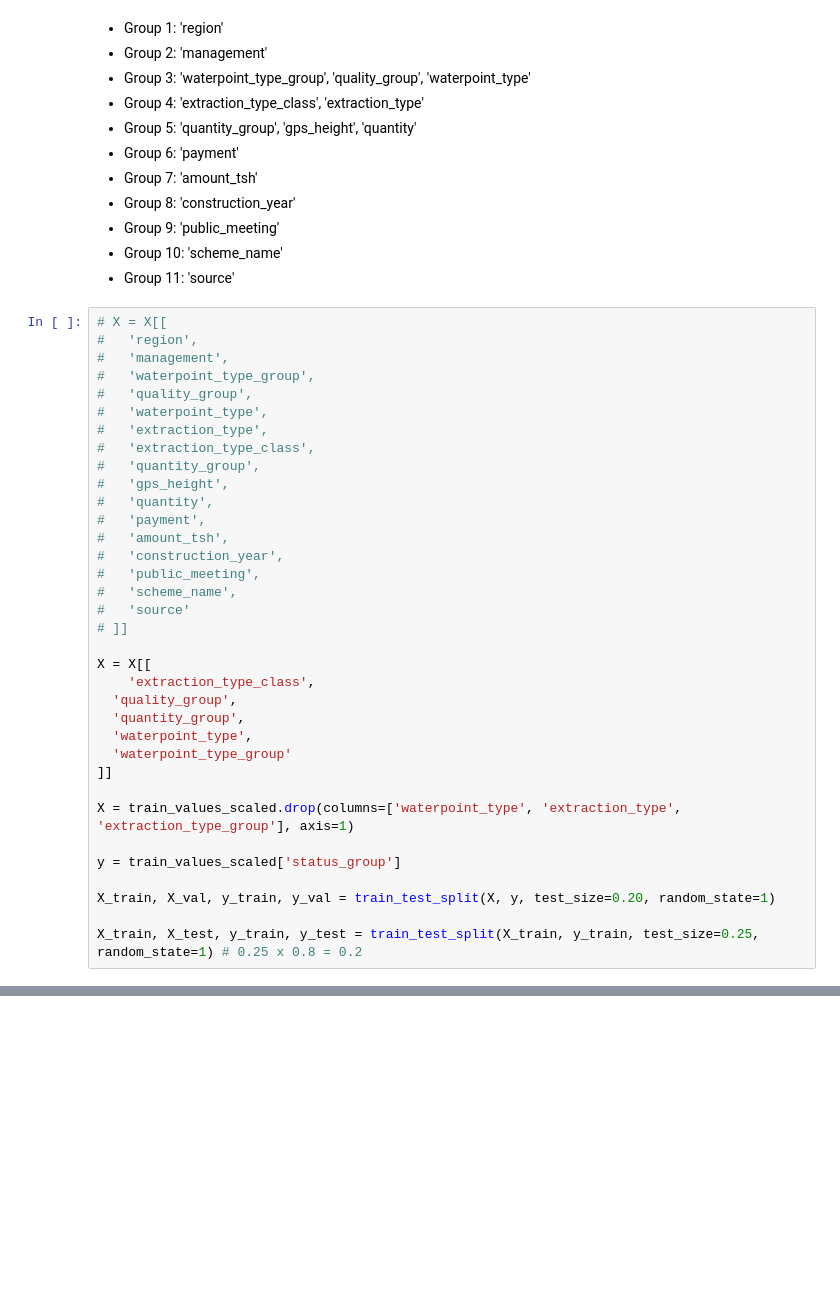
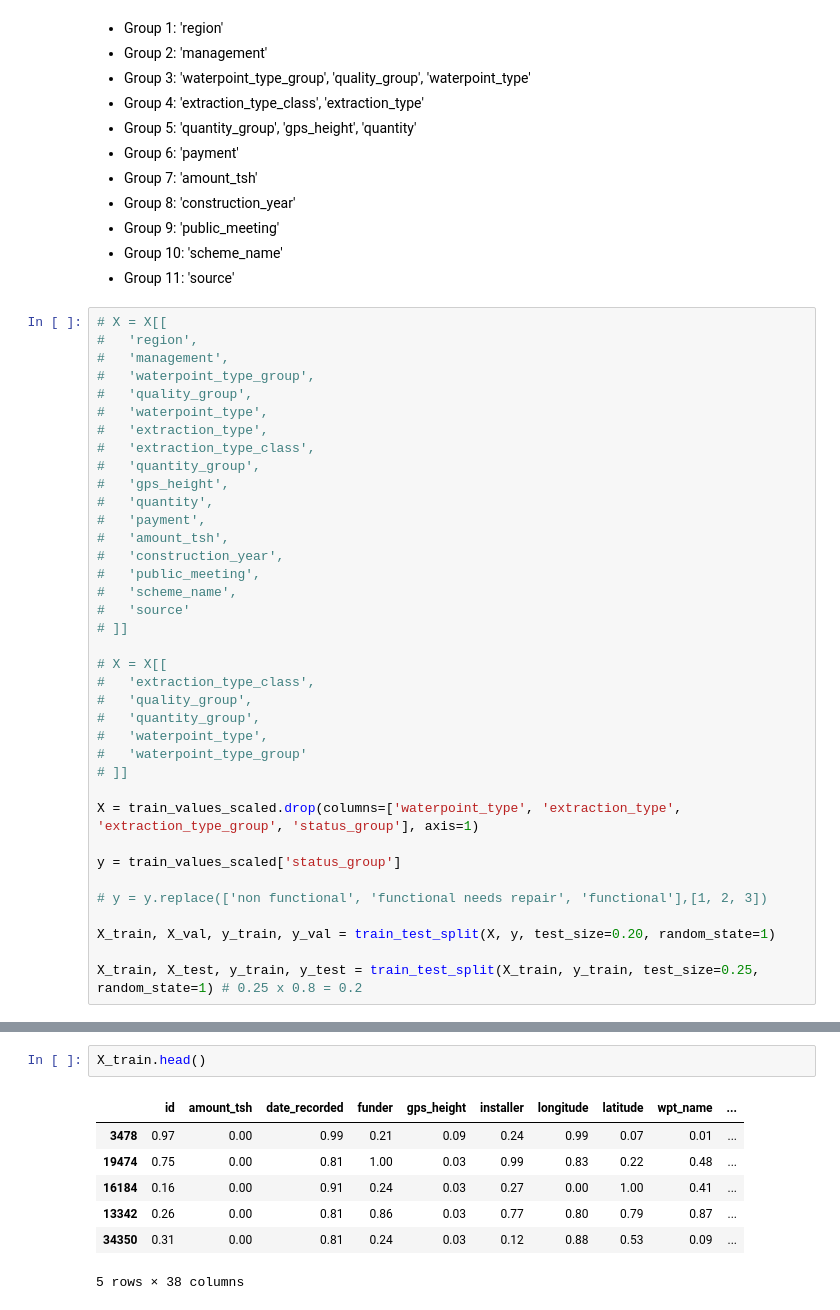
Before and after one commit to JaviARo/WaterTable, a Jupyter notebook: WaterTable.ipynb, the cells around one changed output, grey strips where cells are left out. Cells and saved outputs as stored; diff of their text form; blank space fills up the shorter version.

```diff
--- a/WaterTable.ipynb
+++ b/WaterTable.ipynb
@@ -413,17 +417,19 @@ Mejores 5 columnas = [
 #  	'source'
 # ]]
 
-X = X[[
-	'extraction_type_class',
-  'quality_group',
-  'quantity_group',
-  'waterpoint_type',
-  'waterpoint_type_group'
-]]
+# X = X[[
+# 	'extraction_type_class',
+#   'quality_group',
+#   'quantity_group',
+#   'waterpoint_type',
+#   'waterpoint_type_group'
+# ]]
 
-X = train_values_scaled.drop(columns=['waterpoint_type', 'extraction_type', 'extraction_type_group'], axis=1)
+X = train_values_scaled.drop(columns=['waterpoint_type', 'extraction_type', 'extraction_type_group', 'status_group'], axis=1)
 
 y = train_values_scaled['status_group']
+
+# y = y.replace(['non functional', 'functional needs repair', 'functional'],[1, 2, 3])
 
 X_train, X_val, y_train, y_val = train_test_split(X, y, test_size=0.20, random_state=1)
 
@@ -431,3 +446,13 @@ X_train, X_test, y_train, y_test = train_test_split(X_train, y_train, test_size=
+# %%
+X_train.head()
+# %% [output]
+|  | id | amount_tsh | date_recorded | funder | gps_height | installer | longitude | latitude | wpt_name | ... |
+| 3478 | 0.97 | 0.00 | 0.99 | 0.21 | 0.09 | 0.24 | 0.99 | 0.07 | 0.01 | ... |
+| 19474 | 0.75 | 0.00 | 0.81 | 1.00 | 0.03 | 0.99 | 0.83 | 0.22 | 0.48 | ... |
+| 16184 | 0.16 | 0.00 | 0.91 | 0.24 | 0.03 | 0.27 | 0.00 | 1.00 | 0.41 | ... |
+| 13342 | 0.26 | 0.00 | 0.81 | 0.86 | 0.03 | 0.77 | 0.80 | 0.79 | 0.87 | ... |
+| 34350 | 0.31 | 0.00 | 0.81 | 0.24 | 0.03 | 0.12 | 0.88 | 0.53 | 0.09 | ... |
+5 rows × 38 columns
 # %%
 clf = LazyClassifier(verbose=0,ignore_warnings=True, custom_metric=None)
 models, predictions = clf.fit(X_train, X_test, y_train, y_test)
```
Also changed, not shown: parts of 7 cells of this notebook.
